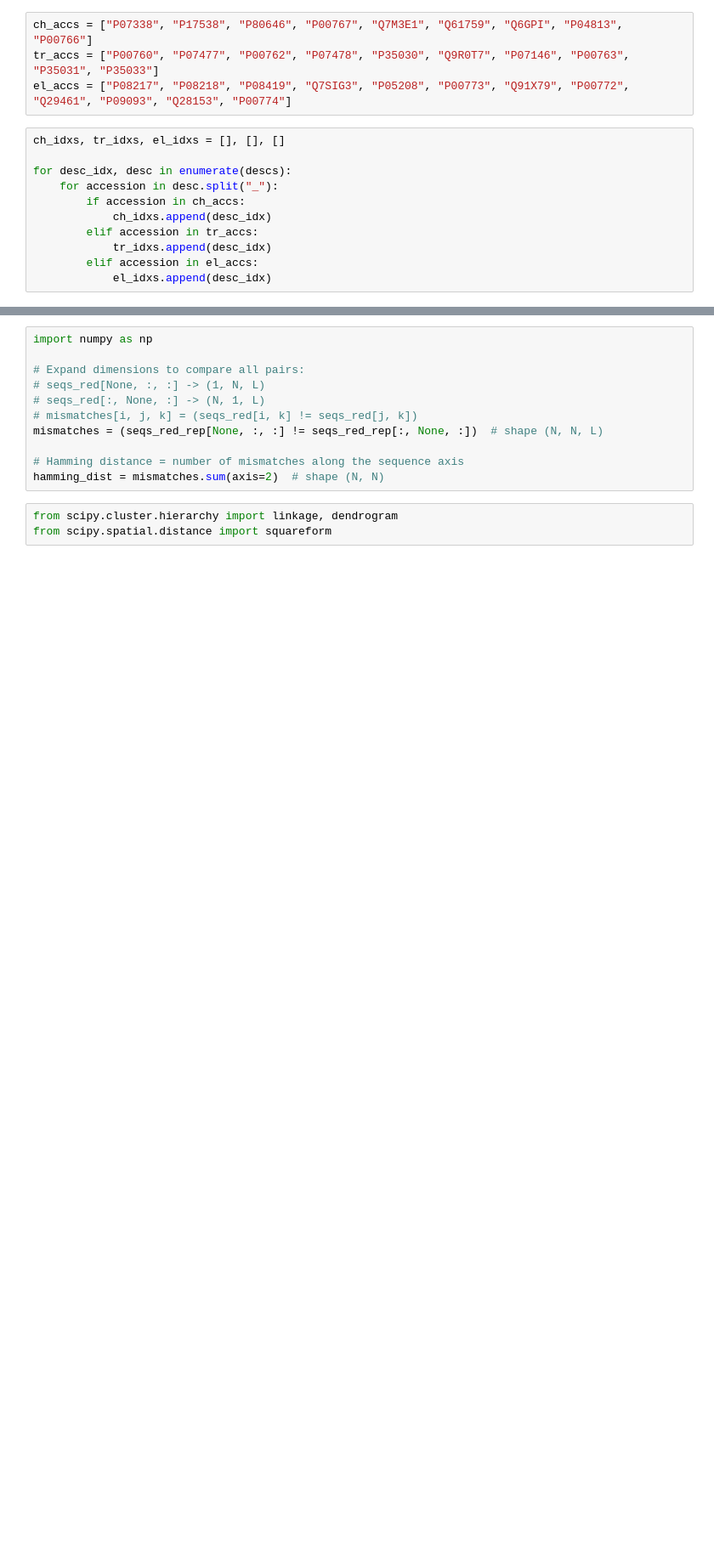
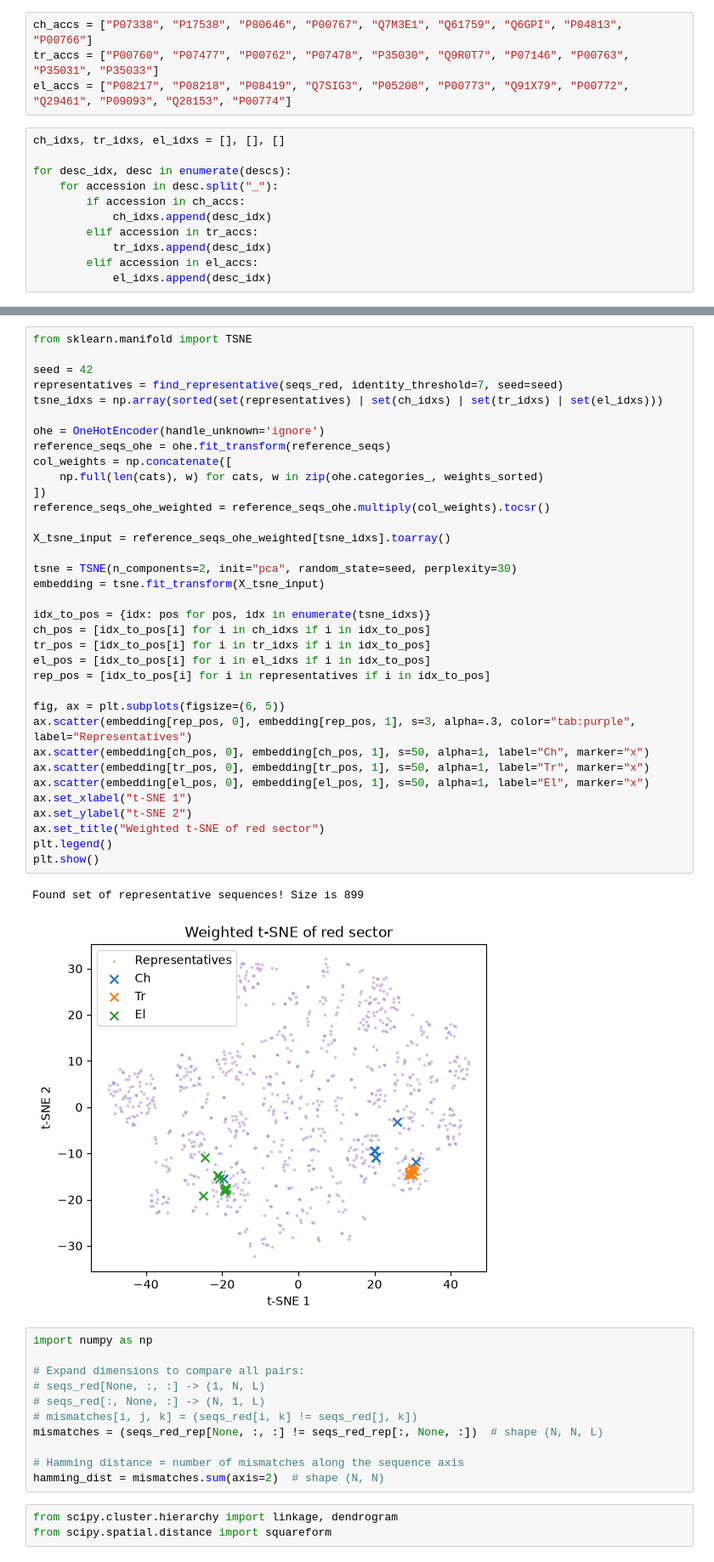
Before and after one commit to shoyip/SerProtLibDesign, a Jupyter notebook: notebooks/02_clustering_sector.ipynb, the cells around one changed output, grey strips where cells are left out. Shown at 85% size. Saved outputs shown, nothing was run; the diff lists cells and outputs as text; blank space fills up the shorter version.

```diff
--- a/notebooks/02_clustering_sector.ipynb
+++ b/notebooks/02_clustering_sector.ipynb
@@ -187,3 +221,41 @@ Found set of representative sequences! Size is 886
+# %%
+from sklearn.manifold import TSNE
+
+seed = 42
+representatives = find_representative(seqs_red, identity_threshold=7, seed=seed)
+tsne_idxs = np.array(sorted(set(representatives) | set(ch_idxs) | set(tr_idxs) | set(el_idxs)))
+
+ohe = OneHotEncoder(handle_unknown='ignore')
+reference_seqs_ohe = ohe.fit_transform(reference_seqs)
+col_weights = np.concatenate([
+    np.full(len(cats), w) for cats, w in zip(ohe.categories_, weights_sorted)
+])
+reference_seqs_ohe_weighted = reference_seqs_ohe.multiply(col_weights).tocsr()
+
+X_tsne_input = reference_seqs_ohe_weighted[tsne_idxs].toarray()
+
+tsne = TSNE(n_components=2, init="pca", random_state=seed, perplexity=30)
+embedding = tsne.fit_transform(X_tsne_input)
+
+idx_to_pos = {idx: pos for pos, idx in enumerate(tsne_idxs)}
+ch_pos = [idx_to_pos[i] for i in ch_idxs if i in idx_to_pos]
+tr_pos = [idx_to_pos[i] for i in tr_idxs if i in idx_to_pos]
+el_pos = [idx_to_pos[i] for i in el_idxs if i in idx_to_pos]
+rep_pos = [idx_to_pos[i] for i in representatives if i in idx_to_pos]
+
+fig, ax = plt.subplots(figsize=(6, 5))
+ax.scatter(embedding[rep_pos, 0], embedding[rep_pos, 1], s=3, alpha=.3, color="tab:purple", label="Representatives")
+ax.scatter(embedding[ch_pos, 0], embedding[ch_pos, 1], s=50, alpha=1, label="Ch", marker="x")
+ax.scatter(embedding[tr_pos, 0], embedding[tr_pos, 1], s=50, alpha=1, label="Tr", marker="x")
+ax.scatter(embedding[el_pos, 0], embedding[el_pos, 1], s=50, alpha=1, label="El", marker="x")
+ax.set_xlabel("t-SNE 1")
+ax.set_ylabel("t-SNE 2")
+ax.set_title("Weighted t-SNE of red sector")
+plt.legend()
+plt.show()
+# %% [output]
+Found set of representative sequences! Size is 899
+[figure, added]
 # %%
 import numpy as np
 
```
Also changed, not shown: parts of 6 cells of this notebook, 44 other files.
